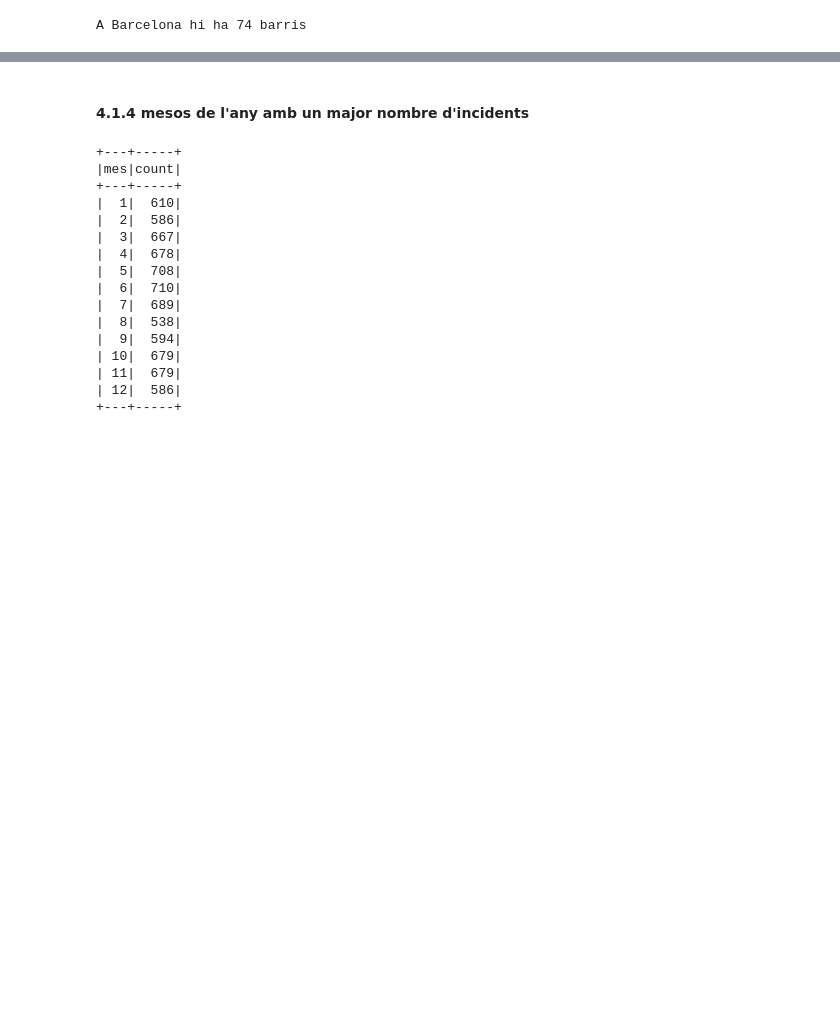
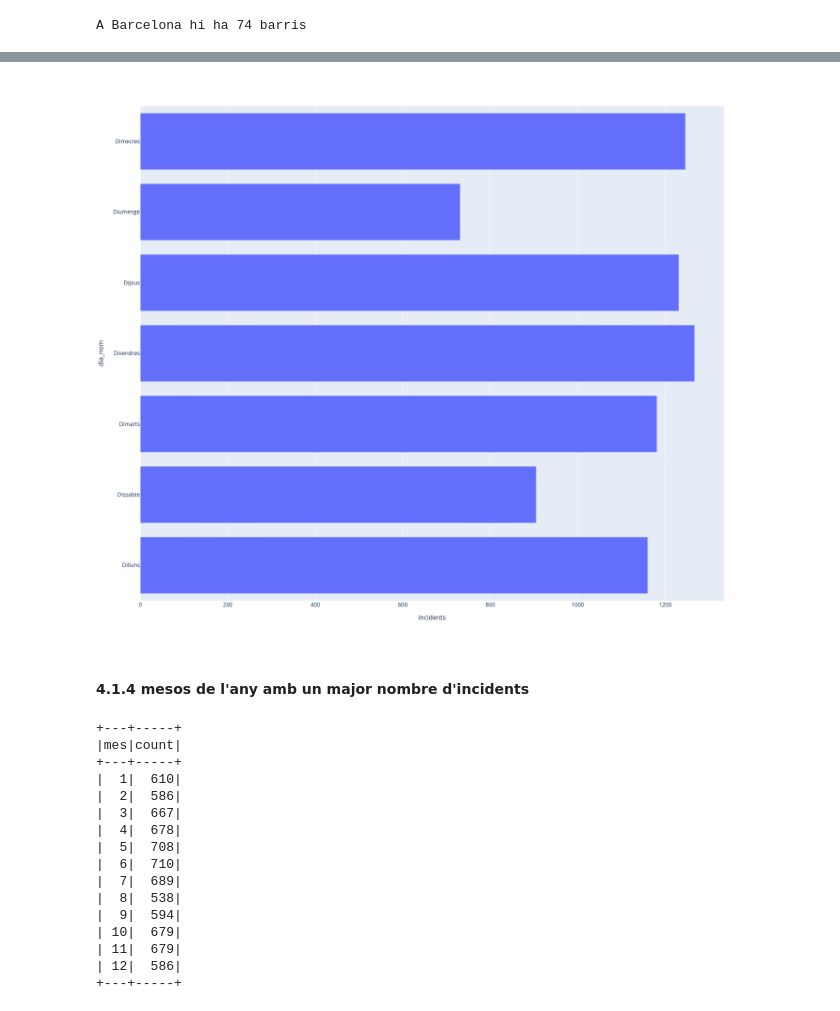
Before and after one commit to pyrenaicus/barcelona-traffic-incidents, a Jupyter notebook: notebook/bcn_traffic_incidents.ipynb, the cells around one changed output, grey strips where cells are left out. Drawn from its saved outputs; the diff is of its cells as text; code cells hidden in the pictures; blank space fills up the shorter version.

Commit message:
custom sort udf

```diff
--- a/notebook/bcn_traffic_incidents.ipynb
+++ b/notebook/bcn_traffic_incidents.ipynb
@@ -1149,4 +1154,35 @@ df_incidents.groupBy('dia_nom').count().orderBy("count", ascending=False).show()
 +---------+-----+
+# %%
+from pyspark.sql.functions import udf
+from pyspark.sql.types import StringType
+# create a User Defined Function for sorting logic
+def custom_sort_order(value):
+    if value == "dilluns":
+        return 1
+    elif value == "dimarts":
+        return 2
+    elif value == "dimecres":
+        return 3
+    elif value == "dijous":
+        return 4
+    elif value == "divendres":
+        return 5
+    elif value == "dissabte":
+        return 6
+    elif value == "diumenge":
+        return 7
+
+custom_sort_order_udf = udf(custom_sort_order, StringType())
+# apply UDF & create new temp cplumn
+df_with_sort_col = df_incidents_cause.withColumn("sorting_key", custom_sort_order_udf(df_incidents_cause["dia_nom"]))
+sorted_df = df_with_sort_col.orderBy("sorting_key", ascending=False)
+sorted_df = sorted_df.drop("sorting_key")
+# %%
+df = sorted_df.groupBy('dia_nom').count().withColumnRenamed("count","incidents").toPandas()
+fig = px.bar(df, x="incidents", y="dia_nom", orientation='h', height=1200)
+fig.show()
+# %% [output]
+[figure, added]
 # %% [markdown]
 #### 4.1.4 mesos de l'any amb un major nombre d'incidents
 # %%
```
Also changed, not shown: parts of 17 cells of this notebook.
